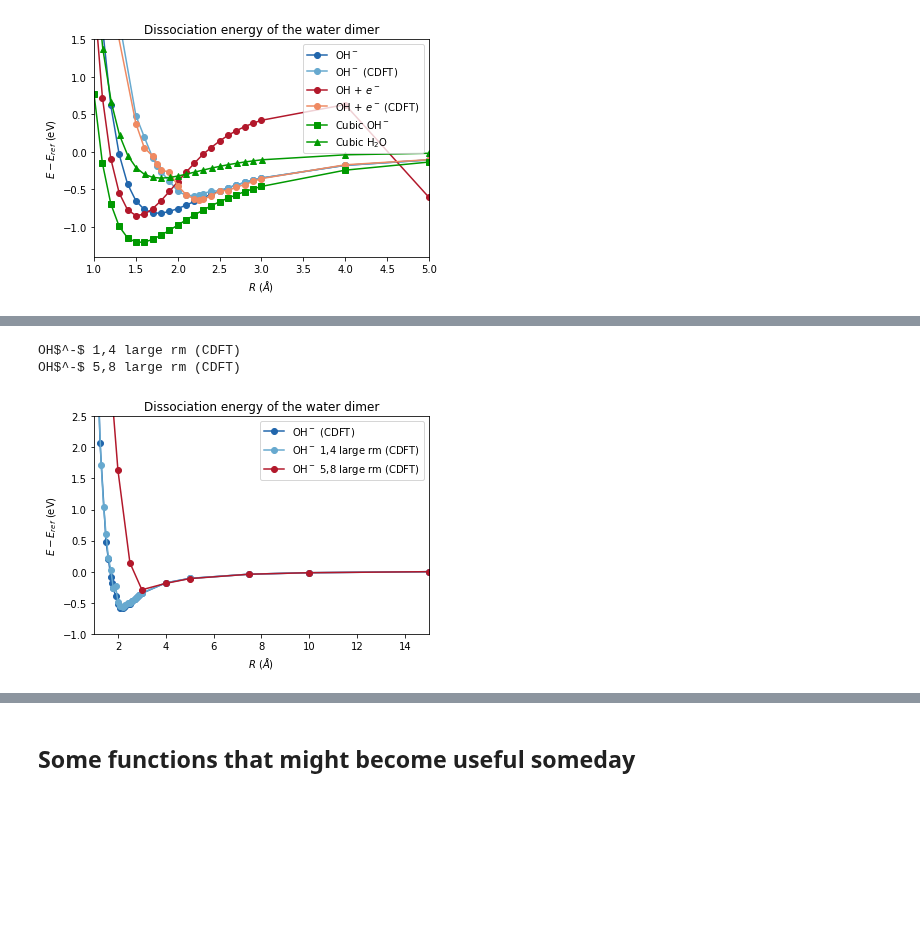
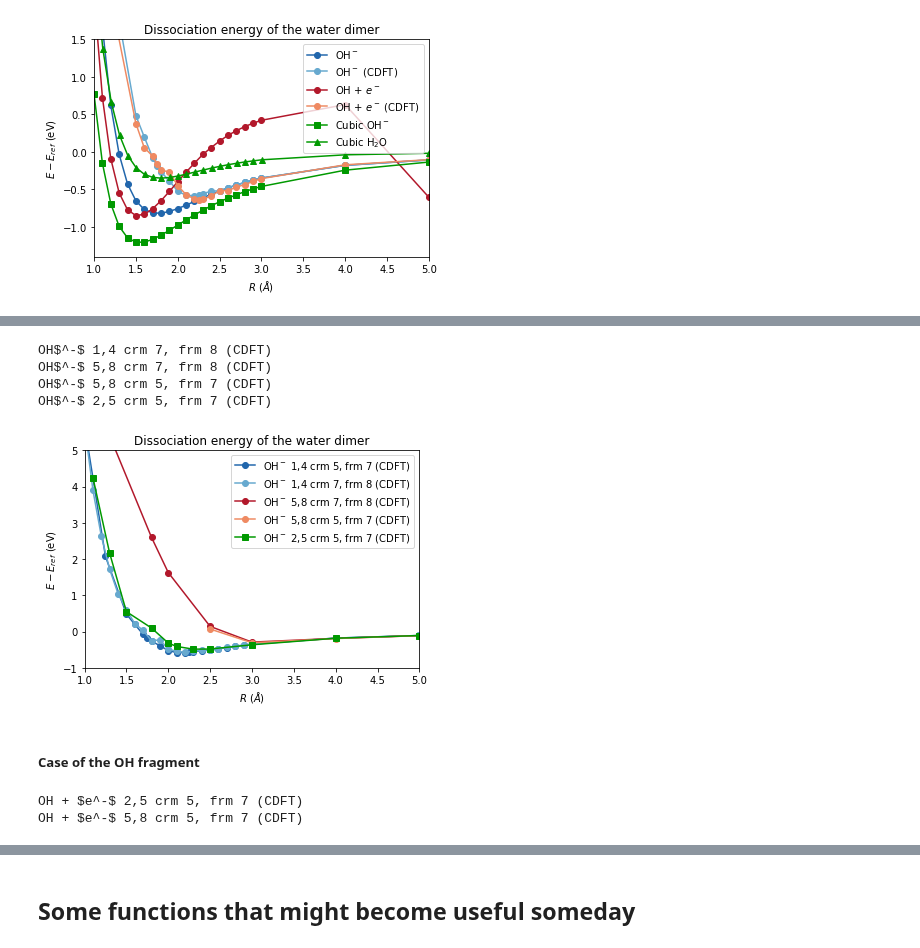
Before and after one commit to luigigenovese/BigDFT-nb, a Jupyter notebook: CDFT-H2O/dissociation.ipynb, the cells around one changed output, grey strips where cells are left out. Cells and saved outputs as stored; diff of their text form; code cells hidden in the pictures; blank space fills up the shorter version.

```diff
--- a/CDFT-H2O/dissociation.ipynb
+++ b/CDFT-H2O/dissociation.ipynb
@@ -495,29 +933,51 @@ plt.show()
 # %%
 archive=None
 # Open the logfiles according to the regexp and treat the data
-OHm_CDFT_1_4_large_rm = find_data("OH-/oh-_CDFT/templates_variations/test1/dimer_*/log-*yaml",
-                                  'OH$^-$ 1,4 large rm (CDFT)', archive=archive)
-OHm_CDFT_5_8_large_rm = find_data("OH-/oh-_CDFT/templates_variations/test2/dimer_*/log-*yaml",
-                                  'OH$^-$ 5,8 large rm (CDFT)', archive=archive)
+OHm_CDFT_1_4_medium_rm = find_data("OH-/oh-_CDFT/templates_variations/test1/dimer_*/log-*yaml",
+                                  'OH$^-$ 1,4 crm 7, frm 8 (CDFT)', archive=archive)
+OHm_CDFT_5_8_medium_rm = find_data("OH-/oh-_CDFT/templates_variations/test2/dimer_*/log-*yaml",
+                                  'OH$^-$ 5,8 crm 7, frm 8 (CDFT)', archive=archive)
+OHm_CDFT_5_8_small_rm = find_data("OH-/oh-_CDFT/templates_variations/test3/dimer_*/log-*yaml",
+                                  'OH$^-$ 5,8 crm 5, frm 7 (CDFT)', archive=archive)
+
+OHm_CDFT_2_5_small_rm = find_data("OH-/oh-_CDFT/templates_variations/test4/dimer_*/log-*yaml",
+                                  'OH$^-$ 2,5 crm 5, frm 7 (CDFT)', archive=archive)
 # %% [output]
-OH$^-$ 1,4 large rm (CDFT)
-OH$^-$ 5,8 large rm (CDFT)
+OH$^-$ 1,4 crm 7, frm 8 (CDFT)
+OH$^-$ 5,8 crm 7, frm 8 (CDFT)
+OH$^-$ 5,8 crm 5, frm 7 (CDFT)
+OH$^-$ 2,5 crm 5, frm 7 (CDFT)
 # %%
 # List of data to be plotted
-curves = [OHm_CDFT, OHm_CDFT_1_4_large_rm]
-curves = [OHm_CDFT, OHm_CDFT_1_4_large_rm, OHm_CDFT_5_8_large_rm]
+## curves = [OHm_CDFT, OHm_CDFT_1_4_large_rm]
+## curves = [OHm_CDFT, OHm_CDFT_1_4_large_rm, OHm_CDFT_5_8_large_rm]
+curves = [OHm_CDFT, OHm_CDFT_1_4_medium_rm, OHm_CDFT_5_8_medium_rm, OHm_CDFT_5_8_small_rm, OHm_CDFT_2_5_small_rm]
+#update legend
+OHm_CDFT['legend'] = 'OH$^-$ 1,4 crm 5, frm 7 (CDFT)'
 # Lists of markers and colors (for matplotlib)
 colors = ['#2166ac', '#67a9cf', '#b2182b', '#ef8a62', '#009900', '#009900']
 markers = ['o']*4+['s']+['^']
 # Plot the data using matplotlib
 for i, data in enumerate(curves):
     plt.plot(data['distances'], data['energies'], marker=markers[i], ls='-', label=data['legend'], color=colors[i])
-plt.ylim([-1.0, 5])
-plt.xlim([1.0, 15.0])
+plt.ylim([-1.0, 5.0])
+plt.xlim([1.0, 5.0])
 plt.xlabel('$R$ ($\AA$)')
 plt.ylabel('$E-E_{ref}$ (eV)')
 plt.title('Dissociation energy of the water dimer')
 plt.legend()
 plt.show()
 # %% [output]
-[figure, old version]
+[figure, new version]
+# %% [markdown]
+##### Case of the OH fragment
+# %%
+archive=None
+# Open the logfiles according to the regexp and treat the data
+OH_m_CDFT_2_5_small_rm = find_data("OH-/oh_-1_CDFT/templates_variations/test2/dimer_*/log-*yaml",
+                                  'OH + $e^-$ 2,5 crm 5, frm 7 (CDFT)', archive=archive)
+OH_m_CDFT_5_8_small_rm = find_data("OH-/oh_-1_CDFT/templates_variations/test1/dimer_*/log-*yaml",
+                                  'OH + $e^-$ 5,8 crm 5, frm 7 (CDFT)', archive=archive)#
+# %% [output]
+OH + $e^-$ 2,5 crm 5, frm 7 (CDFT)
+OH + $e^-$ 5,8 crm 5, frm 7 (CDFT)
```
Also changed, not shown: parts of 26 cells of this notebook.
